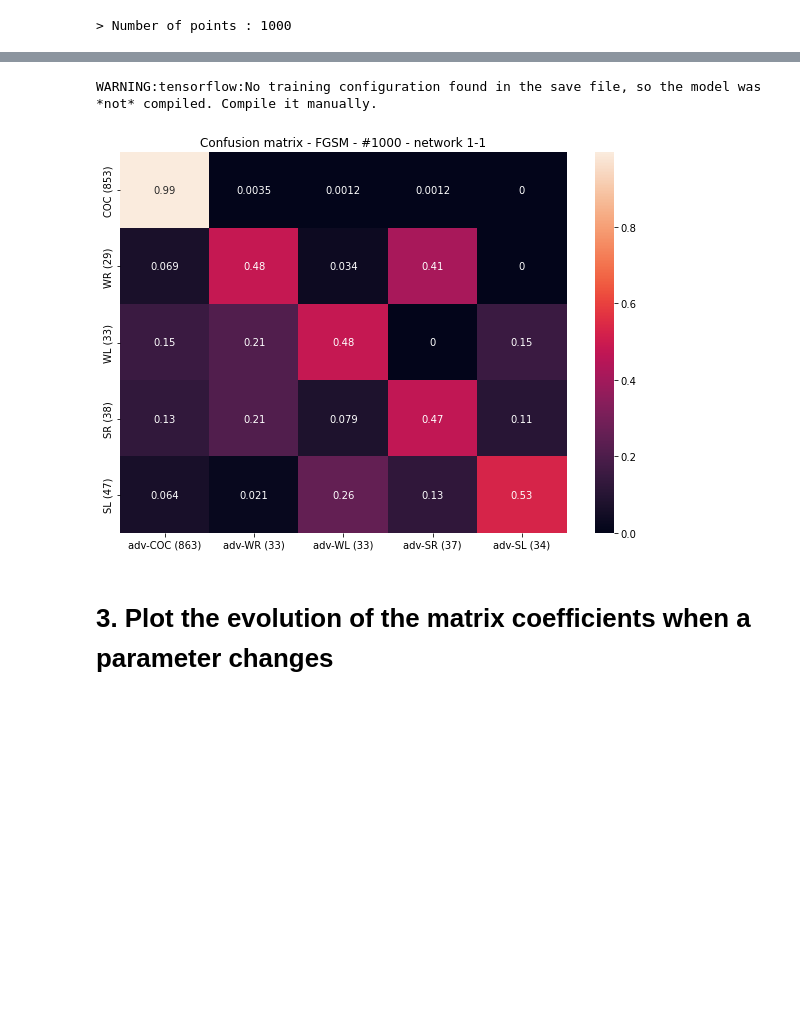
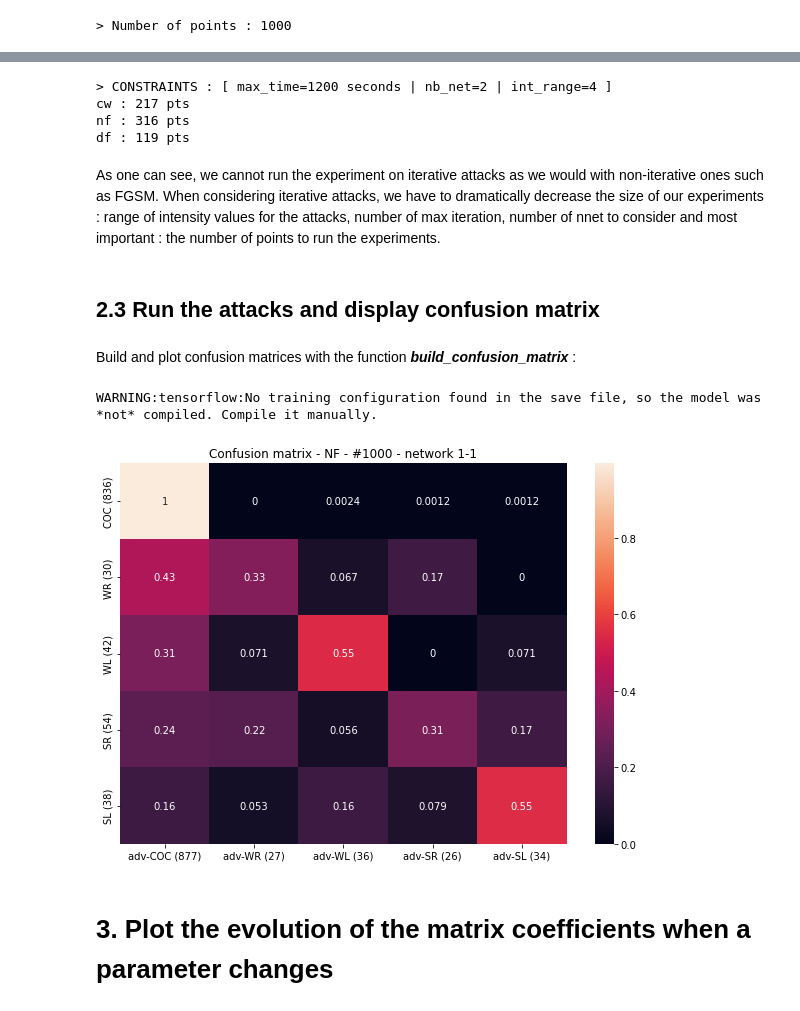
Before and after one commit to thomasghobril/adversarial-attack, a Jupyter notebook: confusion_matrix_analysis_TOM.ipynb, the cells around one changed output, grey strips where cells are left out. Cells and saved outputs as stored; diff of their text form; code cells hidden in the pictures; blank space fills up the shorter version.

```diff
--- a/confusion_matrix_analysis_TOM.ipynb
+++ b/confusion_matrix_analysis_TOM.ipynb
@@ -117,27 +122,3 @@ def norm_rows(cmat):
         if s != 0:
             ncmat[k,:] = cmat[k,:]/sum_rows[k]
     return(ncmat)
-# %%
-def load_attack(method, acas_model, iter=20, epsilon=0.8, etap=0.95):
-    """ Choose your attack with 'method'. """
-
-    if method == "nf":
-        return(NewtonFool(classifier = acas_model,
-                          eta = etap,
-                          max_iter = iter,
-                          verbose = True))
-
-    elif method == "fgsm":
-        return(FastGradientMethod(estimator = acas_model,
-                                  eps = epsilon))
-
-    elif method == "cw":
-        return(CarliniLInfMethod(classifier = acas_model,
-                                 initial_const = 1.0,
-                                 max_iter = iter,
-                                 verbose = True))
-    elif method == "Deepfool":
-        return DeepFool(classifier=acas_model, max_iter=iter)
-
-    else:
-        raise Exception("'{0}' is not a valid attack.".format(method))
@@ -144,7 +258,22 @@ def load_attack(method, acas_model, iter=20, epsilon=0.8, etap=0.95):
+# %%
+compute_setting(max_time=20*60, nb_net=2, int_range=4, max_iter=5)
+# %% [output]
+> CONSTRAINTS : [ max_time=1200 seconds | nb_net=2 | int_range=4 ]
+cw : 217 pts
+nf : 316 pts
+df : 119 pts
+# %% [markdown]
+As one can see, we cannot run the experiment on iterative attacks as we would with non-iterative ones such as FGSM. When considering iterative attacks, we have to dramatically decrease the size of our experiments : range of intensity values for the attacks, number of max iteration, number of nnet to consider and most important : the number of points to run the experiments.
+# %% [markdown]
+## 2.3 Run the attacks and display confusion matrix
+# %% [markdown]
+Build and plot confusion matrices with the function ***build_confusion_matrix*** :
 # %%
-def build_confusion_matrix(npts, method, num_net, base_pts=None, folder="/content/", show=True, savefile=None, iter=20,
-                                                                                                            epsilon=0.001,
-                                                                                                            etap=0.95):
+def build_confusion_matrix(npts, method, num_net, base_pts=None, folder="/content/", show=True, savefile=None, fgsm_eps=0.1,
+                                                                                                               cw_conf=0.0,
+                                                                                                               nf_eta=0.01,
+                                                                                                               df_eps=0.1,
+                                                                                                               miter=10):
     """ Do not forget to set folder and, if you use Colab, to import your neural networks ! """
 
     # 1 - Load the model ACAS
@@ -165,9 +294,11 @@ def build_confusion_matrix(npts, method, num_net, base_pts=None, folder="/conten
                                              input_shape = (1, 5),
                                              clip_values = (inputs_domain[0,:],inputs_domain[1,:]))
 
-    attack = load_attack(method, ACAS_classifier, iter = iter,
-                                                  epsilon = epsilon,
-                                                  etap = etap)
+    attack = load_attack(method, ACAS_classifier, fgsm_eps=fgsm_eps,
+                                                  cw_conf=cw_conf,
+                                                  nf_eta=nf_eta,
+                                                  df_eps=df_eps,
+                                                  miter=miter)
 
     # 3 - Apply the attack on N random points
 
@@ -199,7 +330,7 @@ def build_confusion_matrix(npts, method, num_net, base_pts=None, folder="/conten
 
         plt.figure(figsize = (10,7))
         sns.heatmap(df_cmat, annot=True)
-        plt.title("Confusion matrix - " + method.upper() + " - #{0}".format(N) + " - network {0}-{1}".format(num_net[0], num_net[1]))
+        plt.title("Confusion matrix - " + method.upper() + " - #{0}".format(npts) + " - network {0}-{1}".format(num_net[0], num_net[1]))
         if show:
             plt.show()
         if savefile:
@@ -207,10 +338,10 @@ def build_confusion_matrix(npts, method, num_net, base_pts=None, folder="/conten
 
     return(cmat, ncmat)
 # %%
-cmat, ncmat = build_confusion_matrix(1000, "fgsm", (1, 1), epsilon=0.001, folder="ACAS_XU_tf_keras/", show=True)
+cmat, ncmat = build_confusion_matrix(1000, "nf", (1, 1), base_pts=None, nf_eta=0.01, folder="ACAS_XU_tf_keras/", show=True)
 # %% [output]
 WARNING:tensorflow:No training configuration found in the save file, so the model was *not* compiled. Compile it manually.
-[figure, old version]
+[figure, new version]
 # %%
 # Example where we generate several cmat which are automatically saved
 for eps in [0.001,0.005,0.01,0.05,0.1,0.5,1.0]:
```
Also changed, not shown: parts of 18 cells of this notebook, 1 other file.
